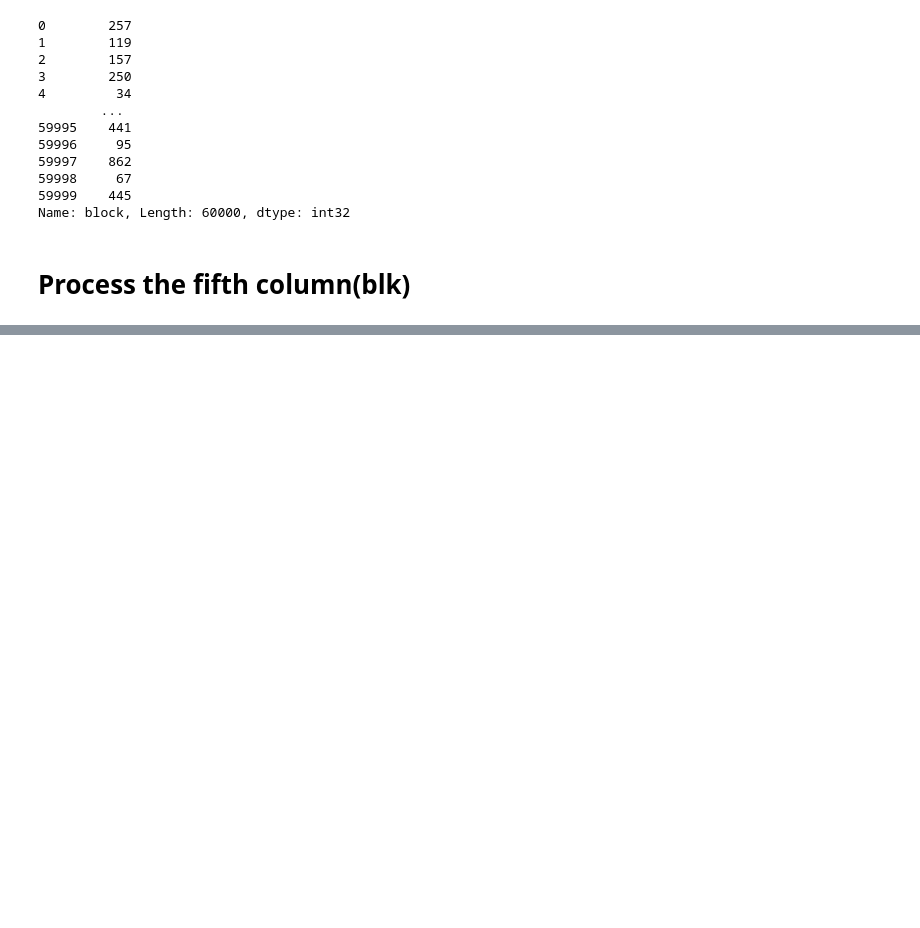
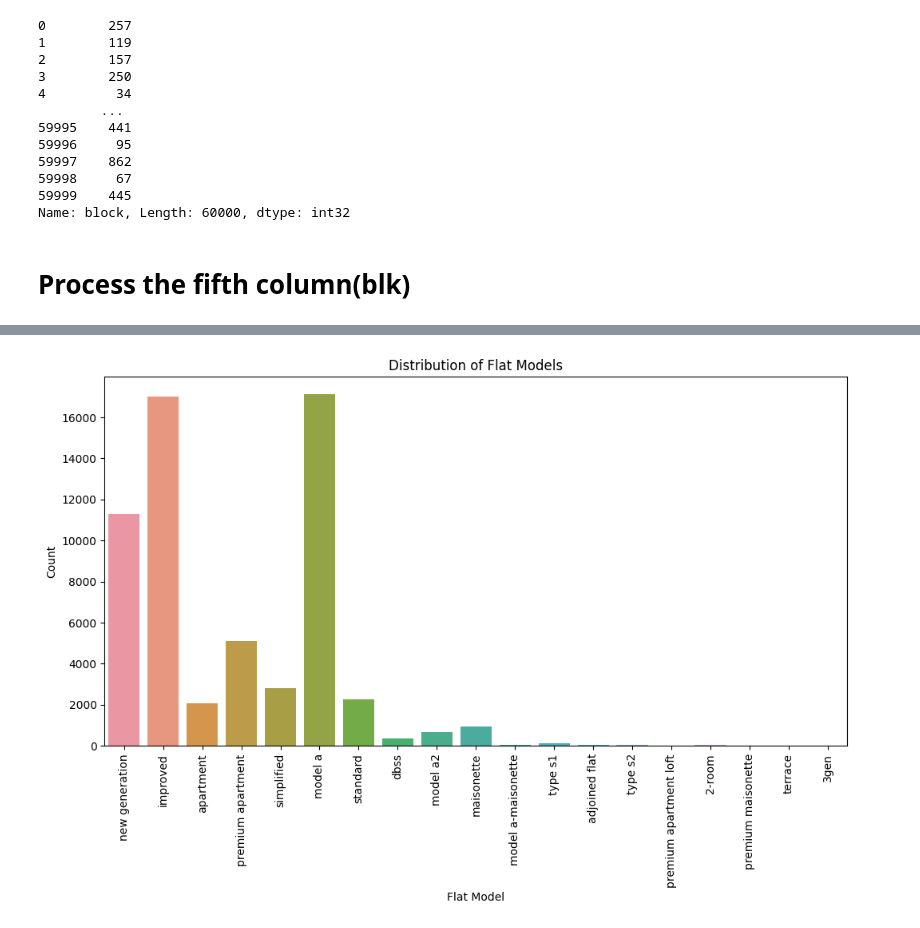
Before and after one commit to MesKieran/8225SC-group007, a Jupyter notebook: EDA by WuXiangjieakang.ipynb, the cells around one changed output, grey strips where cells are left out. Saved outputs shown, nothing was run; the diff lists cells and outputs as text; code cells hidden in the pictures; blank space fills up the shorter version.

```diff
--- a/EDA by WuXiangjieakang.ipynb
+++ b/EDA by WuXiangjieakang.ipynb
@@ -257,0 +299,11 @@ plt.show()
+# %%
+# Create a bar plot of flat models
+plt.figure(figsize=(12, 6))
+sns.countplot(x='flat_model', data=df)
+plt.title("Distribution of Flat Models")
+plt.xlabel("Flat Model")
+plt.ylabel("Count")
+plt.xticks(rotation=90)  # Rotate x-axis labels for better readability
+plt.show()
+# %% [output]
+[figure, added]
```
Also changed, not shown: parts of 18 cells of this notebook.
